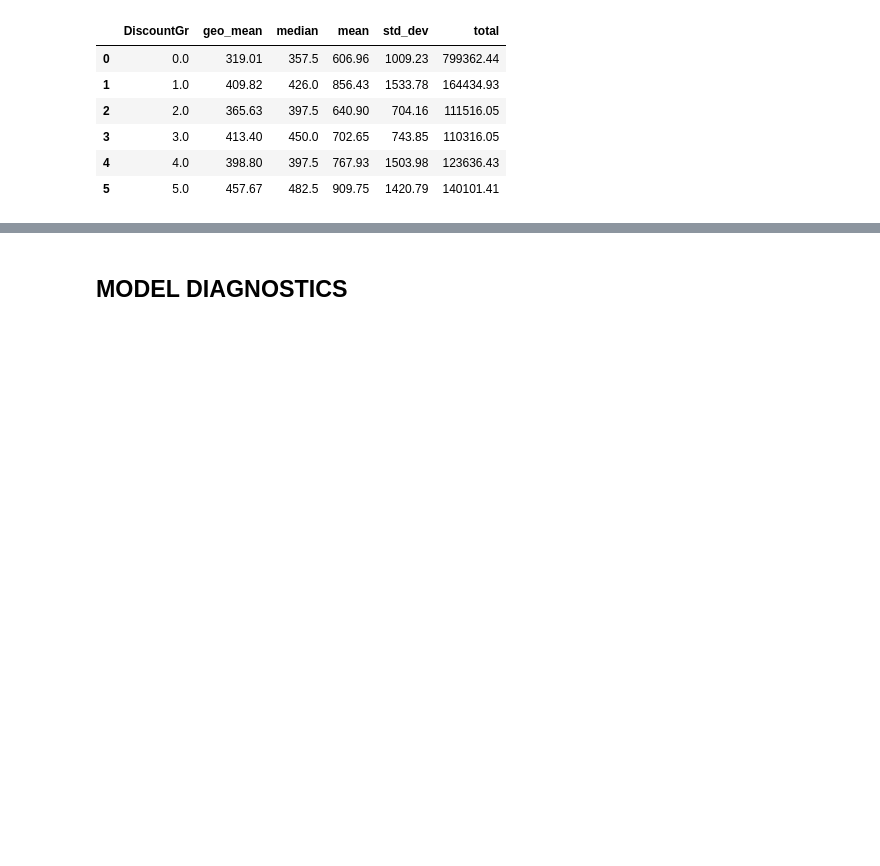
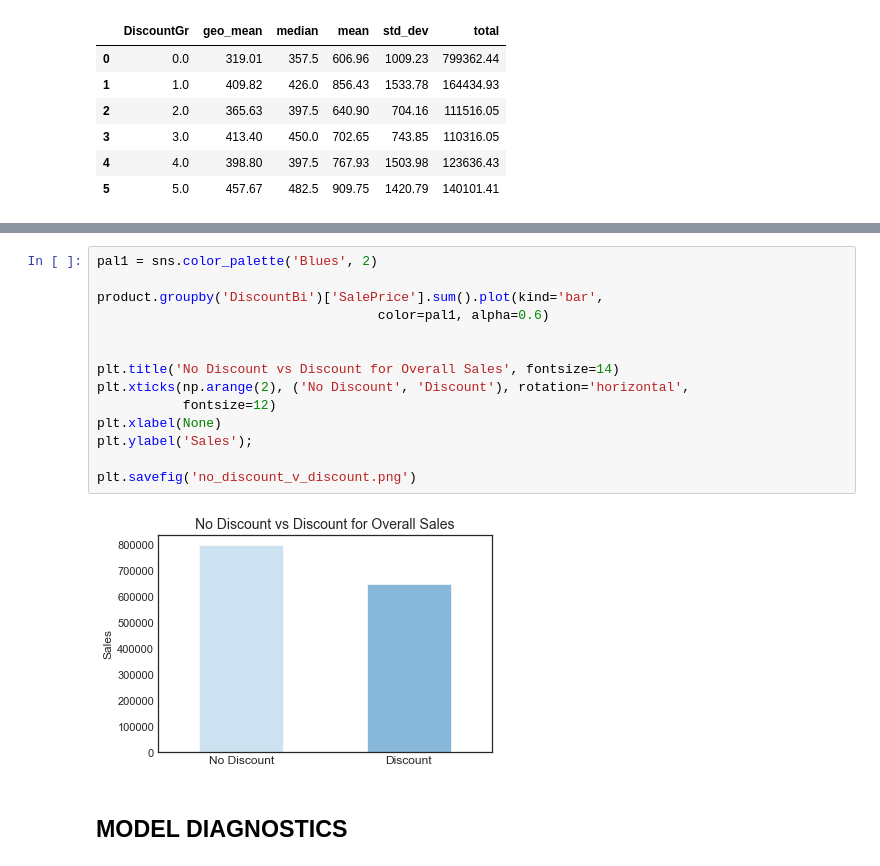
Before and after one commit to DanyalAndriano/dsc-2-final-project-online-ds-ft-100118, a Jupyter notebook: Northwind_Project_Final_Project_Notebook.ipynb, the cells around one changed output, grey strips where cells are left out. Cells and saved outputs as stored; diff of their text form; blank space fills up the shorter version.

```diff
--- a/Northwind_Project_Final_Project_Notebook.ipynb
+++ b/Northwind_Project_Final_Project_Notebook.ipynb
@@ -447,6 +452,22 @@ OLS Regression Results
 | Kurtosis: | 3.116 | Cond. No. | 2.49 |
 Warnings:
 [1] Standard Errors assume that the covariance matrix of the errors is correctly specified.
+# %%
+pal1 = sns.color_palette('Blues', 2)
+
+product.groupby('DiscountBi')['SalePrice'].sum().plot(kind='bar',
+                                    color=pal1, alpha=0.6)
+
+
+plt.title('No Discount vs Discount for Overall Sales', fontsize=14)
+plt.xticks(np.arange(2), ('No Discount', 'Discount'), rotation='horizontal',
+           fontsize=12)
+plt.xlabel(None)
+plt.ylabel('Sales');
+
+plt.savefig('no_discount_v_discount.png')
+# %% [output]
+[figure, added]
 # %% [markdown]
 ## MODEL DIAGNOSTICS
 # %%
```
Also changed, not shown: parts of 14 cells of this notebook, 7 other files.
